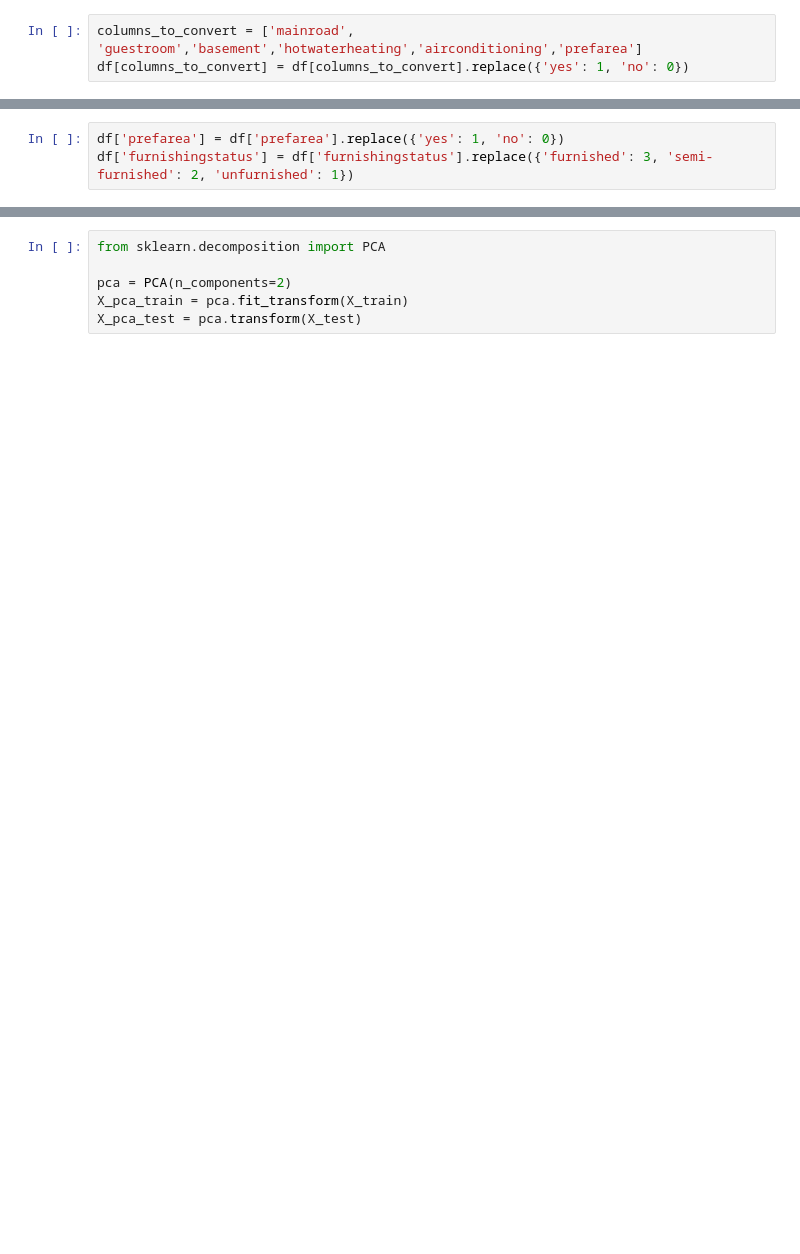
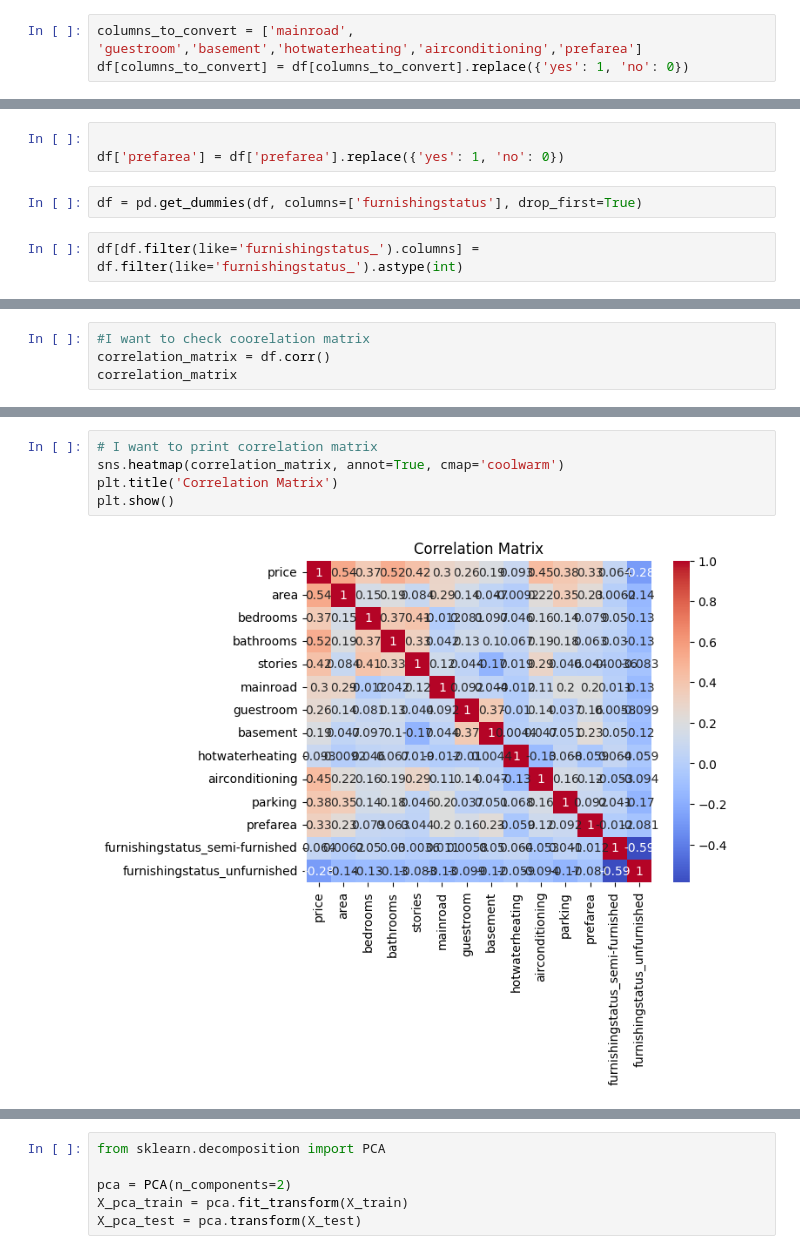
Before and after one commit to aryaniitb/House-Price-Prediction, a Jupyter notebook: MLHOUSING.ipynb, the cells around one changed output, grey strips where cells are left out. Saved outputs shown, nothing was run; the diff lists cells and outputs as text; blank space fills up the shorter version.

```diff
--- a/MLHOUSING.ipynb
+++ b/MLHOUSING.ipynb
@@ -70,6 +74,10 @@ df[columns_to_convert] = df[columns_to_convert].replace({'yes': 1, 'no': 0})
 # %%
+
 df['prefarea'] = df['prefarea'].replace({'yes': 1, 'no': 0})
-df['furnishingstatus'] = df['furnishingstatus'].replace({'furnished': 3, 'semi-furnished': 2, 'unfurnished': 1})
+# %%
+df = pd.get_dummies(df, columns=['furnishingstatus'], drop_first=True)
+# %%
+df[df.filter(like='furnishingstatus_').columns] = df.filter(like='furnishingstatus_').astype(int)
 # %%
 df
 # %% [output]
@@ -106 +116,5 @@ furnishingstatus    0
 dtype: int64
+# %%
+#I want to check coorelation matrix
+correlation_matrix = df.corr()
+correlation_matrix
@@ -106,0 +137,7 @@ dtype: int64
+# %%
+# I want to print correlation matrix
+sns.heatmap(correlation_matrix, annot=True, cmap='coolwarm')
+plt.title('Correlation Matrix')
+plt.show()
+# %% [output]
+[figure, added]
```
Also changed, not shown: parts of 125 cells of this notebook, 2 other files.
